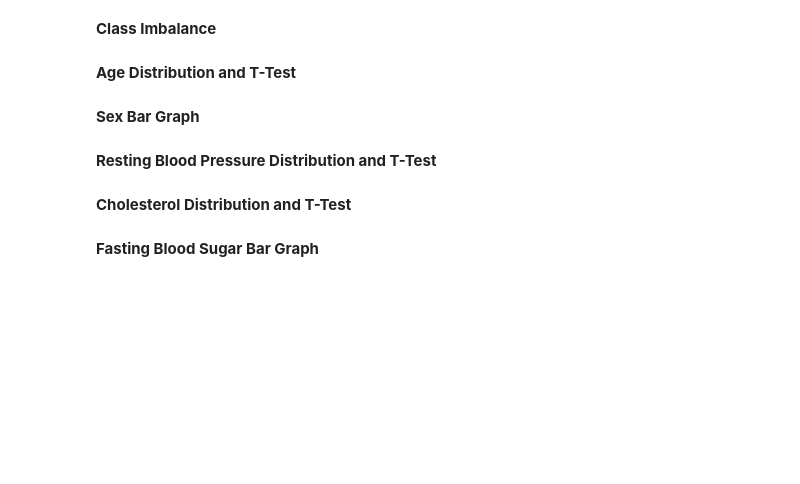
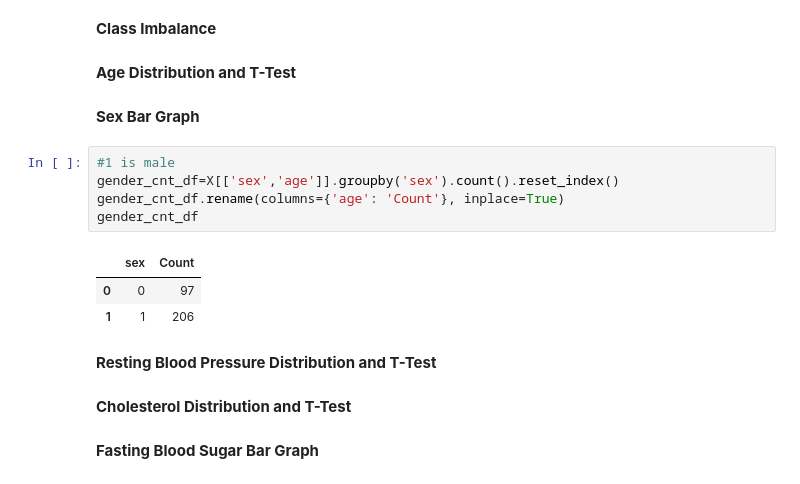
Before and after one commit to rhiats/classification_CAD, a Jupyter notebook: Heart_Disease.ipynb, the cells around one changed output. Drawn from its saved outputs; the diff is of its cells as text; blank space fills up the shorter version.

Commit message:
Count males

```diff
--- a/Heart_Disease.ipynb
+++ b/Heart_Disease.ipynb
@@ -100,6 +106,15 @@ X.head()
 **Age Distribution and T-Test**
 # %% [markdown]
 **Sex Bar Graph**
+# %%
+#1 is male
+gender_cnt_df=X[['sex','age']].groupby('sex').count().reset_index()
+gender_cnt_df.rename(columns={'age': 'Count'}, inplace=True)
+gender_cnt_df
+# %% [output]
+|  | sex | Count |
+| 0 | 0 | 97 |
+| 1 | 1 | 206 |
 # %% [markdown]
 **Resting Blood Pressure Distribution and T-Test**
 # %% [markdown]
```
Also changed, not shown: parts of 2 cells of this notebook.
